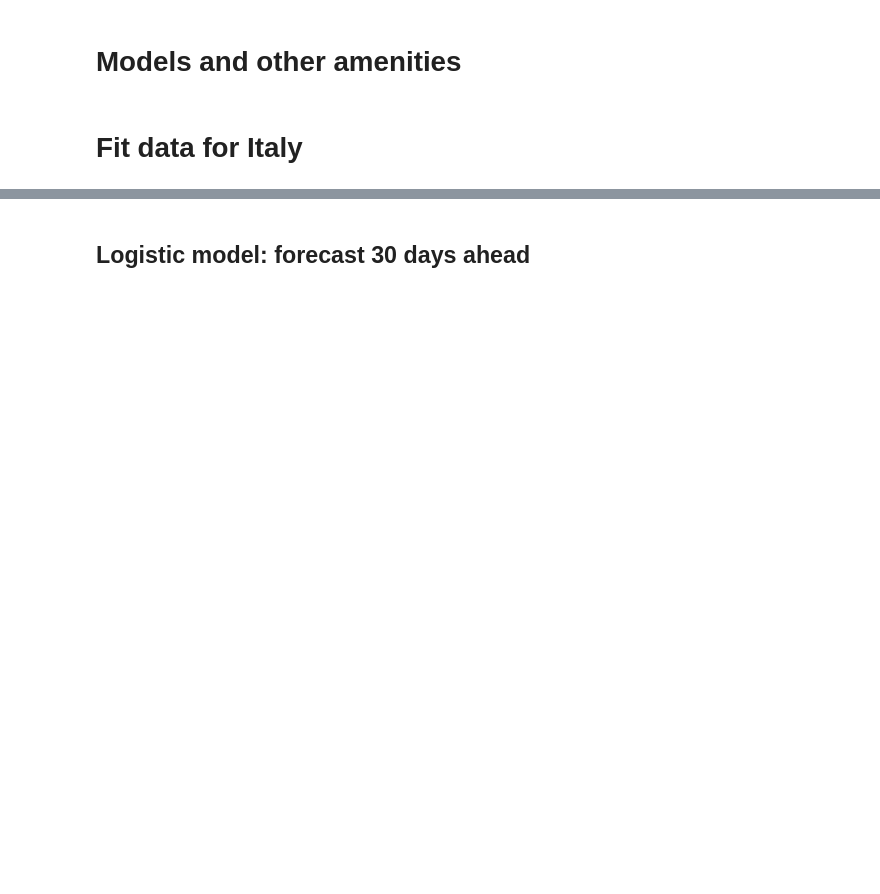
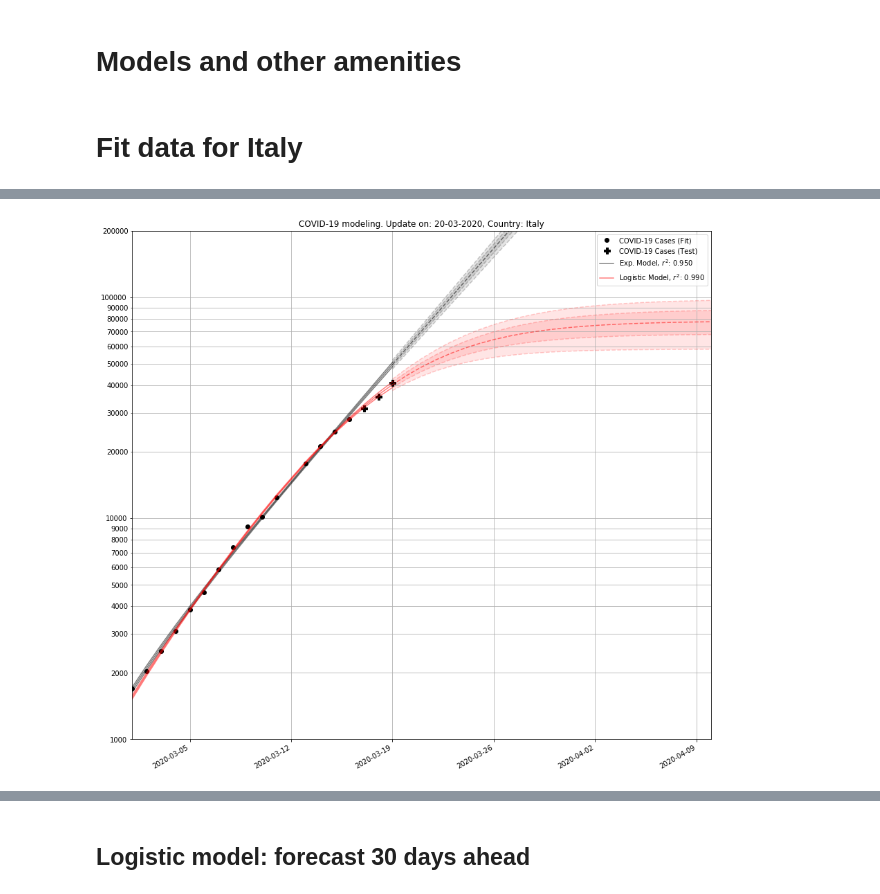
Before and after one commit to remotain/COVID-19, a Jupyter notebook: model_growth.ipynb, the cells around one changed output, grey strips where cells are left out. Saved outputs shown, nothing was run; the diff lists cells and outputs as text; code cells hidden in the pictures; blank space fills up the shorter version.

```diff
--- a/model_growth.ipynb
+++ b/model_growth.ipynb
@@ -141,6 +154,26 @@ def predict(dates, days, model, popt, pcov):
     df['Uncertainty'] = error
 
     return df
+
+def plot_model(df_prediction, df_forecast, label='', ax=None, **kwargs):
+    # Create axis if none is passed
+    if ax == None:
+        _,ax = plt.subplots(figsize=(15,15))
+    # Provide a default color if none is passed
+    if 'color' not in kwargs:
+        kwargs['color'] = 'k'
+    # Prediciton
+    df_prediction.plot('Date', 'Model', color=kwargs['color'], linestyle='-', alpha=0.5, label=label, ax=ax)
+    df_prediction.plot('Date', '1s_sup', color=kwargs['color'], linestyle='-', alpha=0.5, label='_nolegend_', ax=ax)
+    df_prediction.plot('Date', '1s_inf', color=kwargs['color'], linestyle='-', alpha=0.5, label='_nolegend_', ax=ax)
+    # Forecast
+    df_forecast.plot('Date', 'Forecast', color=kwargs['color'], linestyle='--', alpha=0.5, label='_nolegend_', ax=ax)
+    df_forecast.plot('Date', '1s_sup', color=kwargs['color'], linestyle='--', alpha=0.2, label='_nolegend_', ax=ax)
+    df_forecast.plot('Date', '1s_inf', color=kwargs['color'], linestyle='--', alpha=0.2, label='_nolegend_', ax=ax)
+    df_forecast.plot('Date', '2s_sup', color=kwargs['color'], linestyle='--', alpha=0.2, label='_nolegend_', ax=ax)
+    df_forecast.plot('Date', '2s_inf', color=kwargs['color'], linestyle='--', alpha=0.2, label='_nolegend_', ax=ax)
+    ax.fill_between(df_forecast['Date'], df_forecast['1s_inf'], df_forecast['1s_sup'], facecolor=kwargs['color'], alpha=0.1)
+    ax.fill_between(df_forecast['Date'], df_forecast['2s_inf'], df_forecast['2s_sup'], facecolor=kwargs['color'], alpha=0.1)
 # %% [markdown]
 # Fit data for Italy
 # %%
@@ -253,3 +231,37 @@ plt.show()
+# %%
+# Draw
+_,ax = plt.subplots(figsize=(15,15))
+logy=True
+# Data
+dfit[:-3].plot('Date', 'Cases', marker='o', color='k', linestyle="None", label='COVID-19 Cases (Fit)', ax=ax, logy=logy)
+dfit[-3:].plot('Date', 'Cases', marker='P', color='k', ms=9, linestyle="None", label='COVID-19 Cases (Test)', ax=ax)
+
+# Exponential Model
+plot_model(df_predict_exp, df_forecast_exp, label='Exp. Model, $r^2$: %.3f'% r_square_exp, ax=ax, color='k')
+# Logistic Model
+plot_model(df_predict_logit, df_forecast_logit, label='Logistic Model, $r^2$: %.3f'% r_square_logit, ax=ax, color='r')
+
+formatter = matplotlib.ticker.ScalarFormatter()
+formatter.set_scientific(False)
+ax.yaxis.set_minor_formatter(formatter)
+ax.yaxis.set_major_formatter(formatter)
+
+from datetime import datetime
+plt.title('COVID-19 modeling. Update on: %s, Country: %s' %(datetime.today().strftime('%d-%m-%Y'),dfit['Country/Region'].values[0]))
+plt.grid(axis='both',which='both')
+plt.xlabel('')
+
+#Axis limit
+ax.set_xlim(['2020-03-01','2020-04-10'])
+ax.set_ylim([1000, 200000])
+
+# Zoom
+#ax.set_xlim(['2020-03-13','2020-03-16'])
+#ax.set_ylim([20000, 28000])
+
+plt.show()
+# %% [output]
+[figure, added]
 # %%
 res=dfit.merge(df_predict_logit, on='Date')
 res['res'] = res['Cases'] - res['Model']
```
Also changed, not shown: parts of 17 cells of this notebook.
